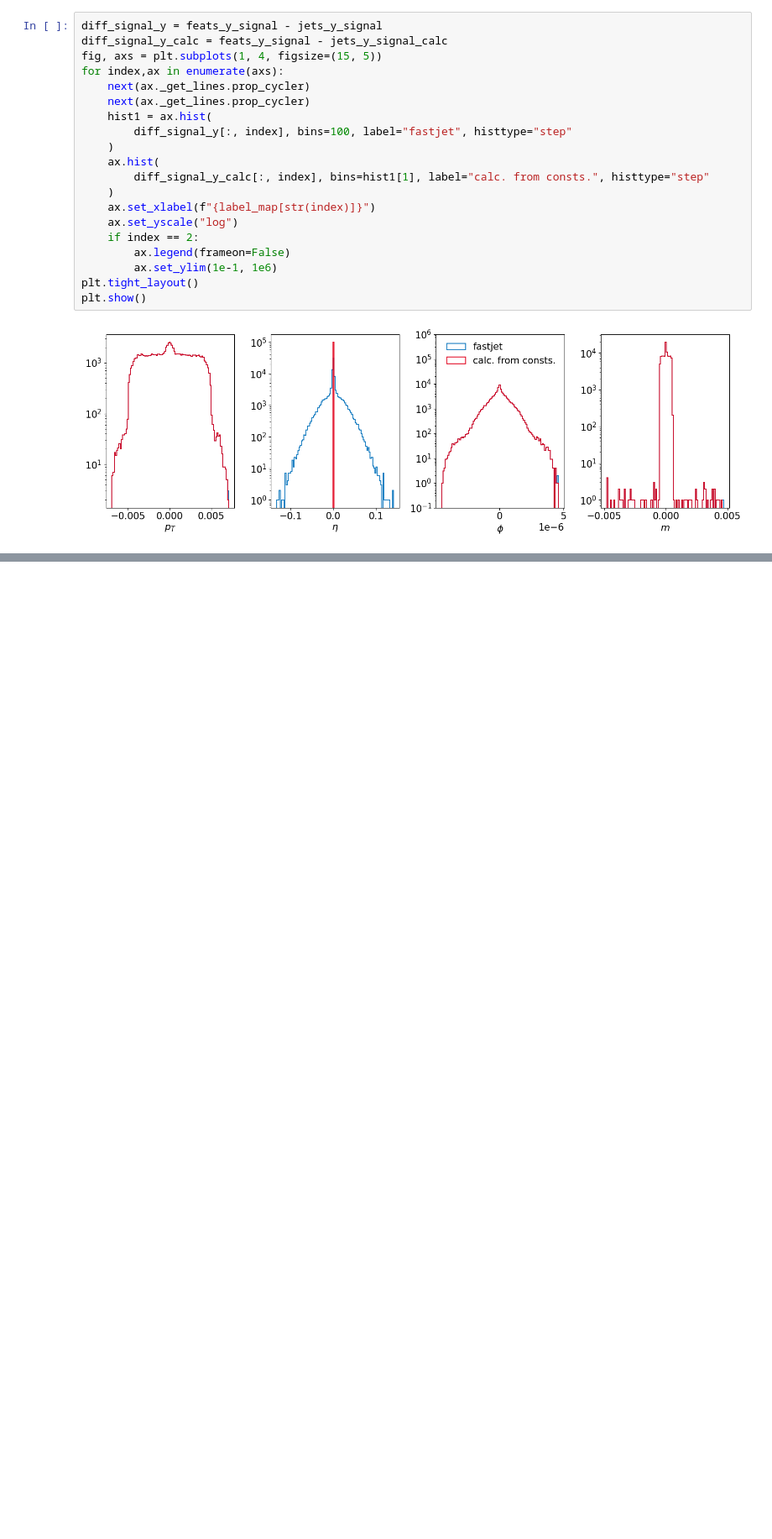
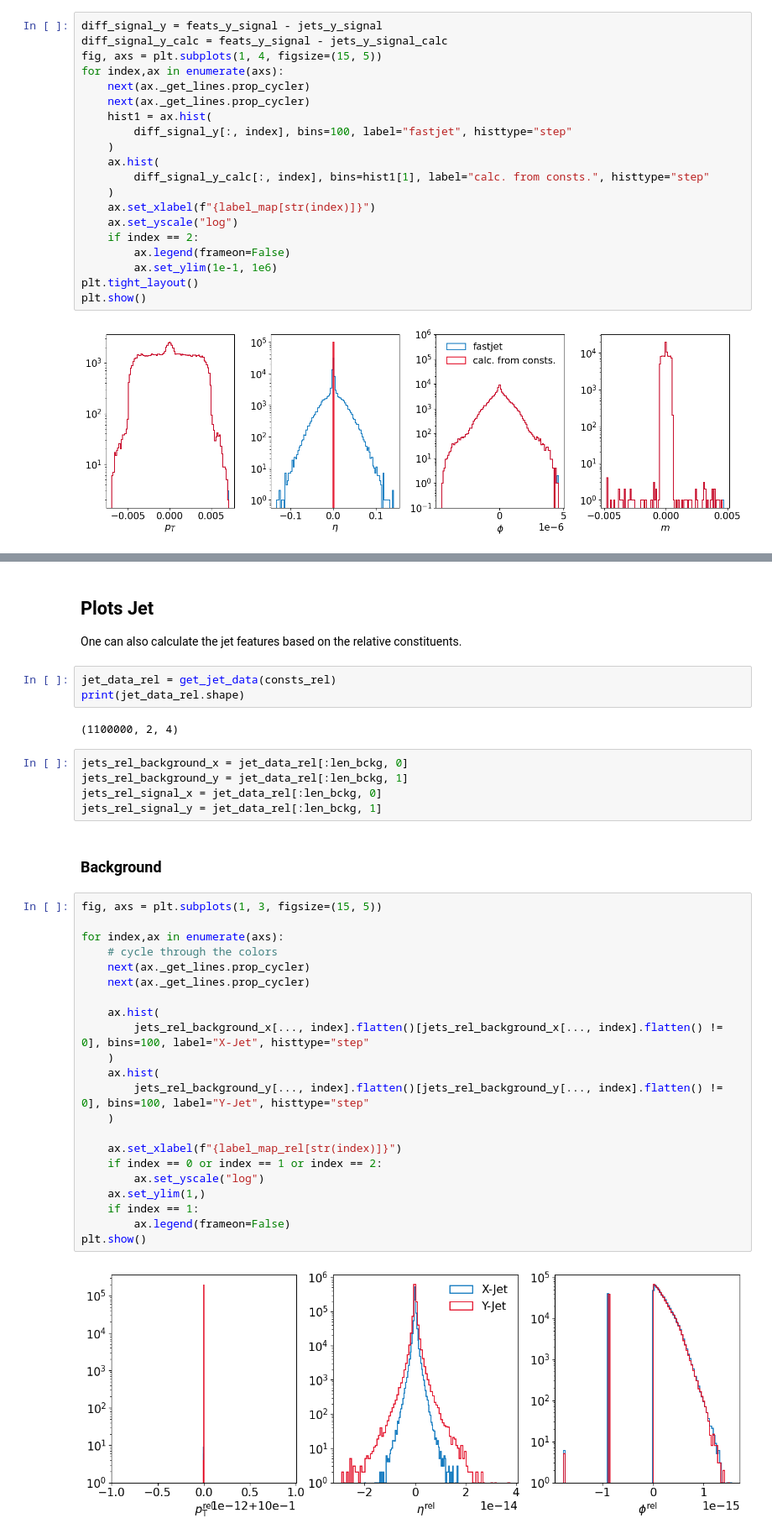
Before and after one commit to ewencedr/FastJet-LHCO, a Jupyter notebook: fastjet_example.ipynb, the cells around one changed output, grey strips where cells are left out. Shown at 84% size. Cells and saved outputs as stored; diff of their text form; blank space fills up the shorter version.

Commit message:
add calculation of relative coordinates

```diff
--- a/fastjet_example.ipynb
+++ b/fastjet_example.ipynb
@@ -516,0 +661,39 @@ plt.show()
+# %% [markdown]
+## Plots Jet
+One can also calculate the jet features based on the relative constituents.
+# %%
+jet_data_rel = get_jet_data(consts_rel)
+print(jet_data_rel.shape)
+# %% [output]
+(1100000, 2, 4)
+# %%
+jets_rel_background_x = jet_data_rel[:len_bckg, 0]
+jets_rel_background_y = jet_data_rel[:len_bckg, 1]
+jets_rel_signal_x = jet_data_rel[:len_bckg, 0]
+jets_rel_signal_y = jet_data_rel[:len_bckg, 1]
+# %% [markdown]
+### Background
+# %%
+fig, axs = plt.subplots(1, 3, figsize=(15, 5))
+
+for index,ax in enumerate(axs):
+    # cycle through the colors
+    next(ax._get_lines.prop_cycler)
+    next(ax._get_lines.prop_cycler)
+
+    ax.hist(
+        jets_rel_background_x[..., index].flatten()[jets_rel_background_x[..., index].flatten() != 0], bins=100, label="X-Jet", histtype="step"
+    )
+    ax.hist(
+        jets_rel_background_y[..., index].flatten()[jets_rel_background_y[..., index].flatten() != 0], bins=100, label="Y-Jet", histtype="step"
+    )
+
+    ax.set_xlabel(f"{label_map_rel[str(index)]}")
+    if index == 0 or index == 1 or index == 2:
+        ax.set_yscale("log")
+    ax.set_ylim(1,)
+    if index == 1:
+        ax.legend(frameon=False)
+plt.show()
+# %% [output]
+[figure, added]
```
Also changed, not shown: parts of 31 cells of this notebook.
